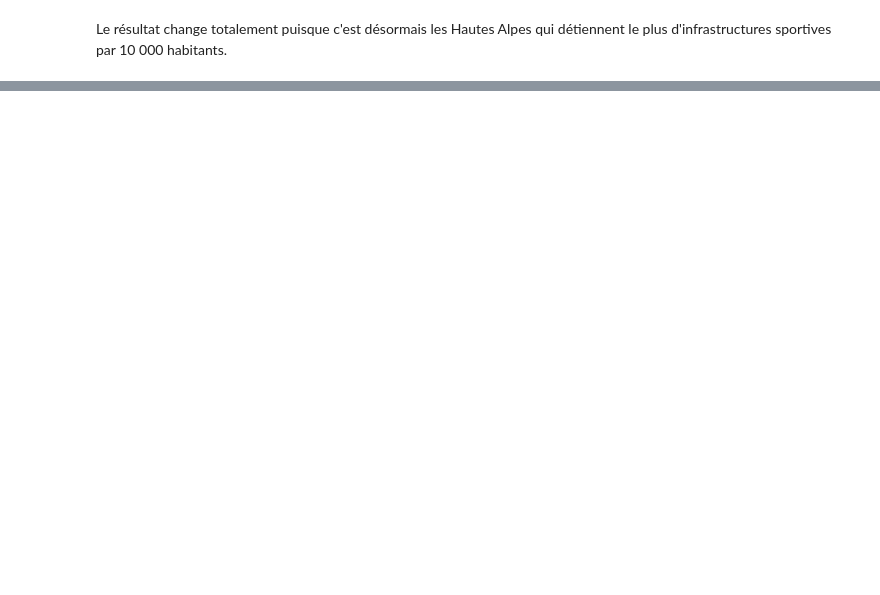
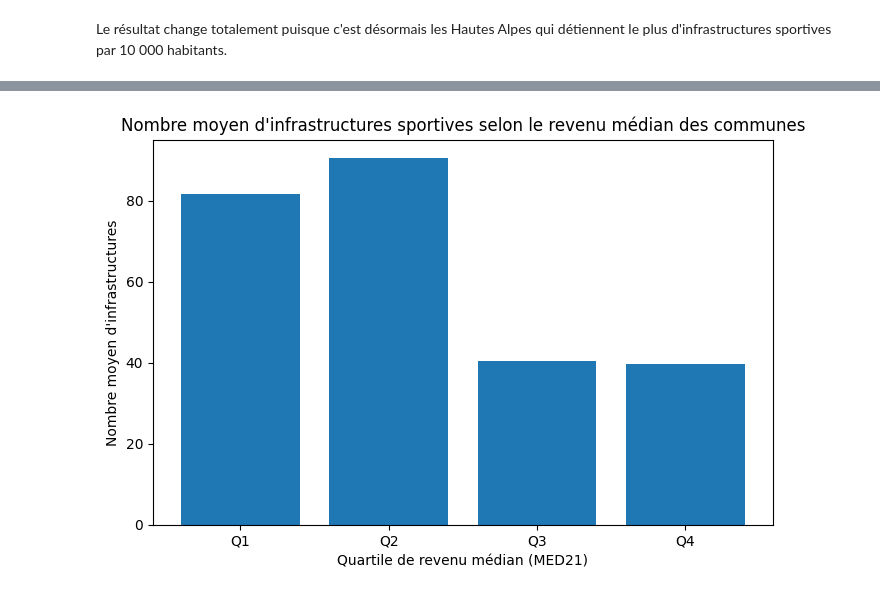
Before and after one commit to MaximeHirsch/Projet-python-deserts-sportifs, a Jupyter notebook: Projet.ipynb, the cells around one changed output, grey strips where cells are left out. Saved outputs shown, nothing was run; the diff lists cells and outputs as text; code cells hidden in the pictures; blank space fills up the shorter version.

```diff
--- a/Projet.ipynb
+++ b/Projet.ipynb
@@ -390,0 +697,22 @@ Le résultat change totalement puisque c'est désormais les Hautes Alpes qui dé
+# %%
+df_med = infra_par_commune.merge(
+    df_final.copy()[["Commune nom", "MED21"]],
+    on= "Commune nom",
+    how="left"
+)
+
+
+df_med["Quartile Revenu"] = pd.qcut(
+    df_med["MED21"],
+    q=4,
+    labels=["Q1", "Q2", "Q3", "Q4"]
+)
+
+infra_par_quartile = (
+    df_med.groupby("Quartile Revenu", observed = True)["Nombre d'infrastructures"]
+            .mean()
+            .reset_index()
+)
+
+infra_par_quartile.columns = ["Quartile Revenu", "Nombre d'infrastructures moyen par commune"]
+infra_par_quartile
@@ -390,0 +725,9 @@ Le résultat change totalement puisque c'est désormais les Hautes Alpes qui dé
+# %%
+plt.figure(figsize=(8,5))
+plt.bar(infra_par_quartile["Quartile Revenu"], infra_par_quartile["Nombre d'infrastructures moyen par commune"])
+plt.xlabel("Quartile de revenu médian (MED21)")
+plt.ylabel("Nombre moyen d'infrastructures")
+plt.title("Nombre moyen d'infrastructures sportives selon le revenu médian des communes")
+plt.show()
+# %% [output]
+[figure, added]
```
Also changed, not shown: parts of 37 cells of this notebook, 3 other files.
